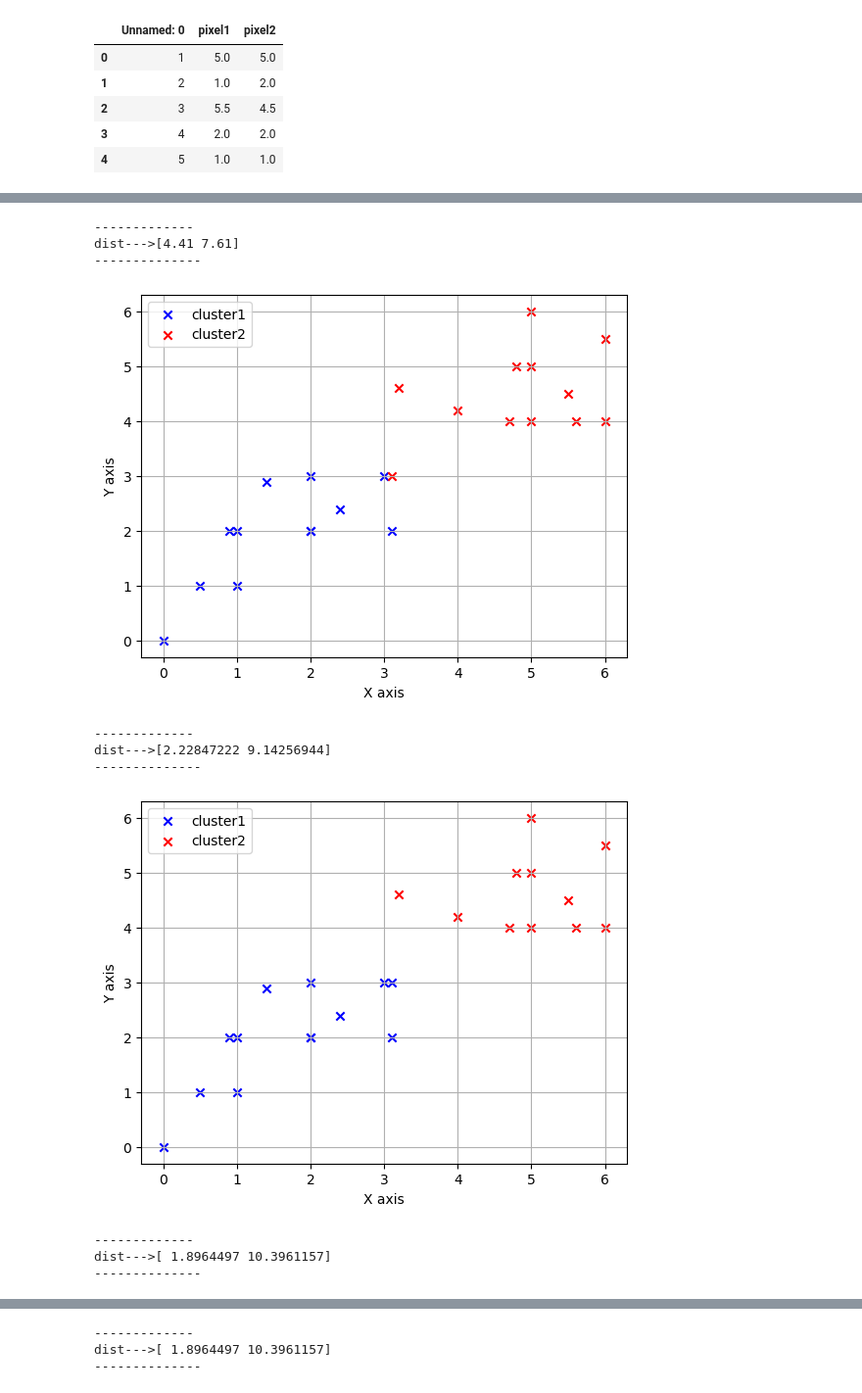
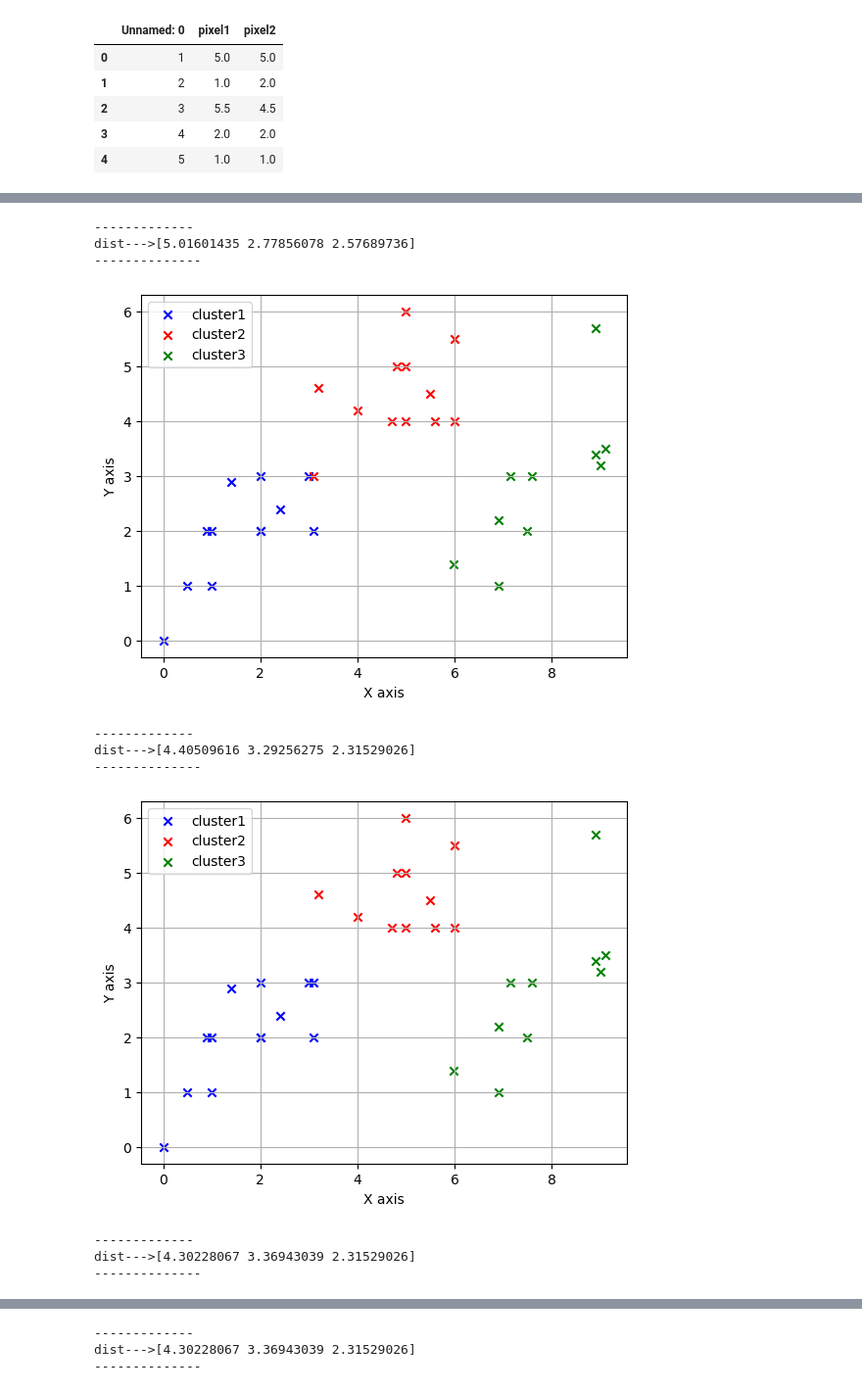
Before and after one commit to Raj-Mukhopadhyay/scorpion, a Jupyter notebook: test12.ipynb, the cells around one changed output, grey strips where cells are left out. Shown: that part at 98% size. Drawn from its saved outputs; the diff is of its cells as text; code cells hidden in the pictures.

```diff
--- a/test12.ipynb
+++ b/test12.ipynb
@@ -27,14 +22,14 @@ NameError: name 'label' is not defined
 # %%
-cl.classify_kmeans(x_train)
+cl.classify_kmeans(x_train,3)
 # %% [output]
 -------------
-dist--->[4.41 7.61]
+dist--->[5.01601435 2.77856078 2.57689736]
 --------------
-[figure, old version]
+[figure, new version]
 -------------
-dist--->[2.22847222 9.14256944]
+dist--->[4.40509616 3.29256275 2.31529026]
 --------------
-[figure, old version]
+[figure, new version]
 -------------
-dist--->[ 1.8964497 10.3961157]
+dist--->[4.30228067 3.36943039 2.31529026]
 --------------
@@ -42,3 +37,3 @@ dist--->[ 1.8964497 10.3961157]
 -------------
-dist--->[ 1.8964497 10.3961157]
+dist--->[4.30228067 3.36943039 2.31529026]
 --------------
```
Also changed, not shown: parts of 2 cells of this notebook, 7 other files.
